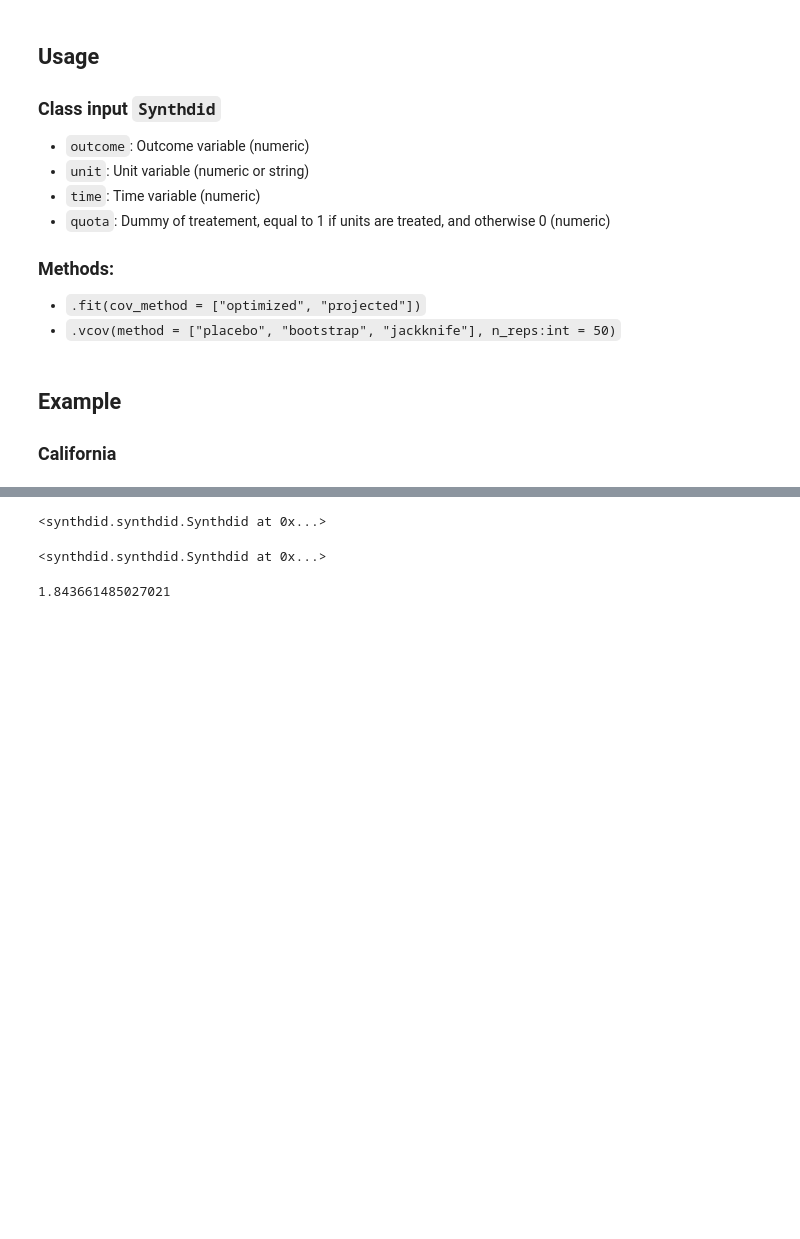
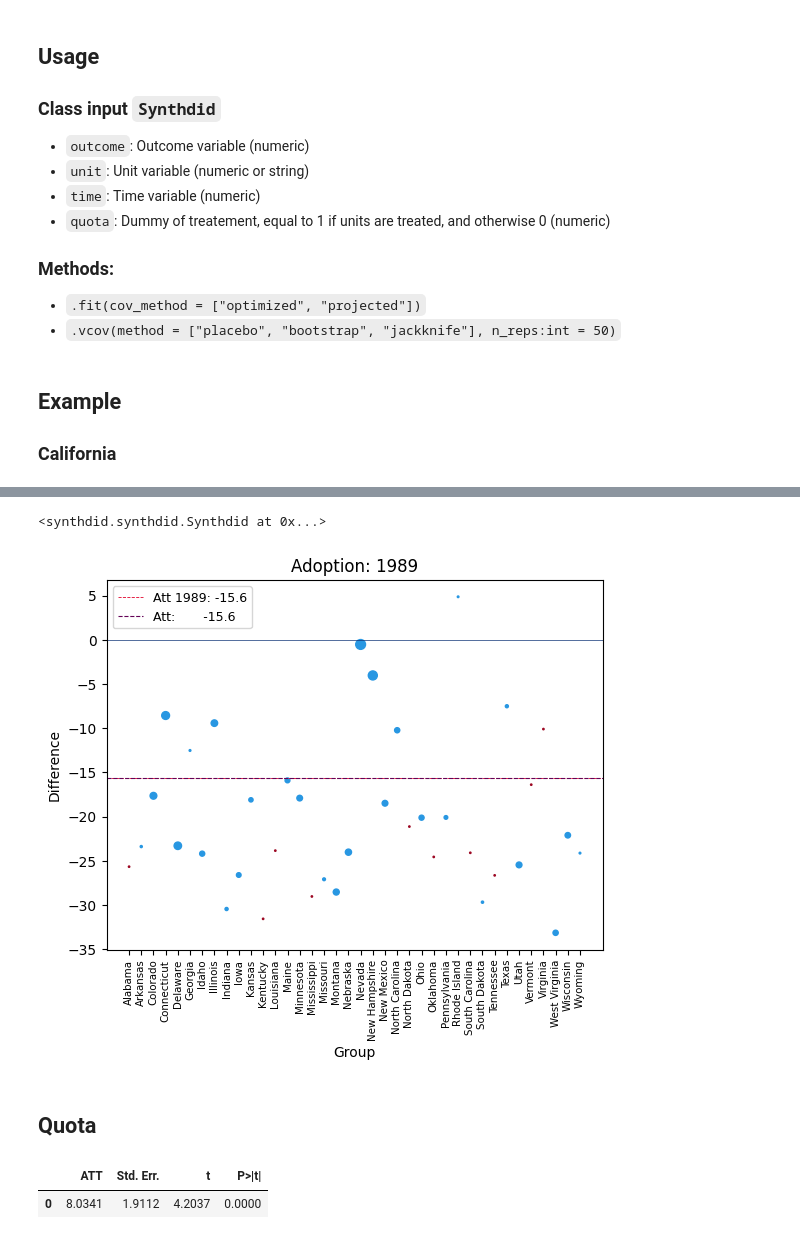
Before and after one commit to d2cml-ai/synthdid.py, a Jupyter notebook: Readme.ipynb, the cells around one changed output, grey strips where cells are left out. Saved outputs shown, nothing was run; the diff lists cells and outputs as text; code cells hidden in the pictures; blank space fills up the shorter version.

```diff
--- a/Readme.ipynb
+++ b/Readme.ipynb
@@ -35 +58,8 @@ from synthdid.get_data import quota, california_prop99
+# %%
+california_estimate.plot_weights()
+# %% [output]
+<synthdid.synthdid.Synthdid at 0x...>
+[figure, added]
+# %% [markdown]
+## Quota
 # %%
@@ -37,12 +67,5 @@ a = sdid(quota(), "country", "year", "quota", "womparl")
-# %%
-a.fit()
-# %% [output]
-<synthdid.synthdid.Synthdid at 0x...>
 # %%
-a.vcov() ## placebo
+quota_estimate.vcov().summary().summary2 ## placebo
 # %% [output]
-<synthdid.synthdid.Synthdid at 0x...>
+|  | ATT | Std. Err. | t | P>|t| |
+| 0 | 8.0341 | 1.9112 | 4.2037 | 0.0000 |
-# %%
-a.se
-# %% [output]
-1.843661485027021
```
Also changed, not shown: parts of 23 cells of this notebook, 19 other files.
